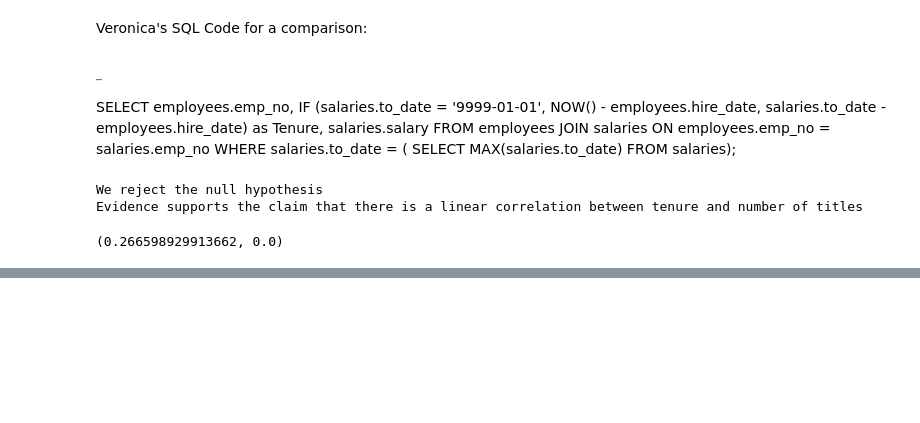
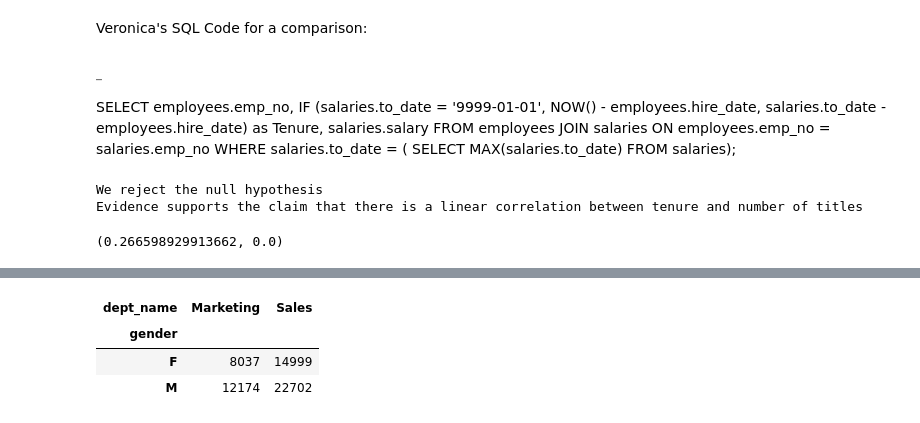
Before and after one commit to Brooke-Holyoak/statistics-exercises, a Jupyter notebook: hypothesis_testing.ipynb, the cells around one changed output, grey strips where cells are left out. Drawn from its saved outputs; the diff is of its cells as text; code cells hidden in the pictures; blank space fills up the shorter version.

```diff
--- a/hypothesis_testing.ipynb
+++ b/hypothesis_testing.ipynb
@@ -661,0 +866,9 @@ Evidence supports the claim that there is a linear correlation between tenure an
+# %%
+# crosstab for observed values between Gender and Sales/Marketing Departments
+observed = pd.crosstab(df.gender, df.dept_name)
+observed
+# %% [output]
+| dept_name | Marketing | Sales |
+| gender |  |  |
+| F | 8037 | 14999 |
+| M | 12174 | 22702 |
```
Also changed, not shown: parts of 27 cells of this notebook.
